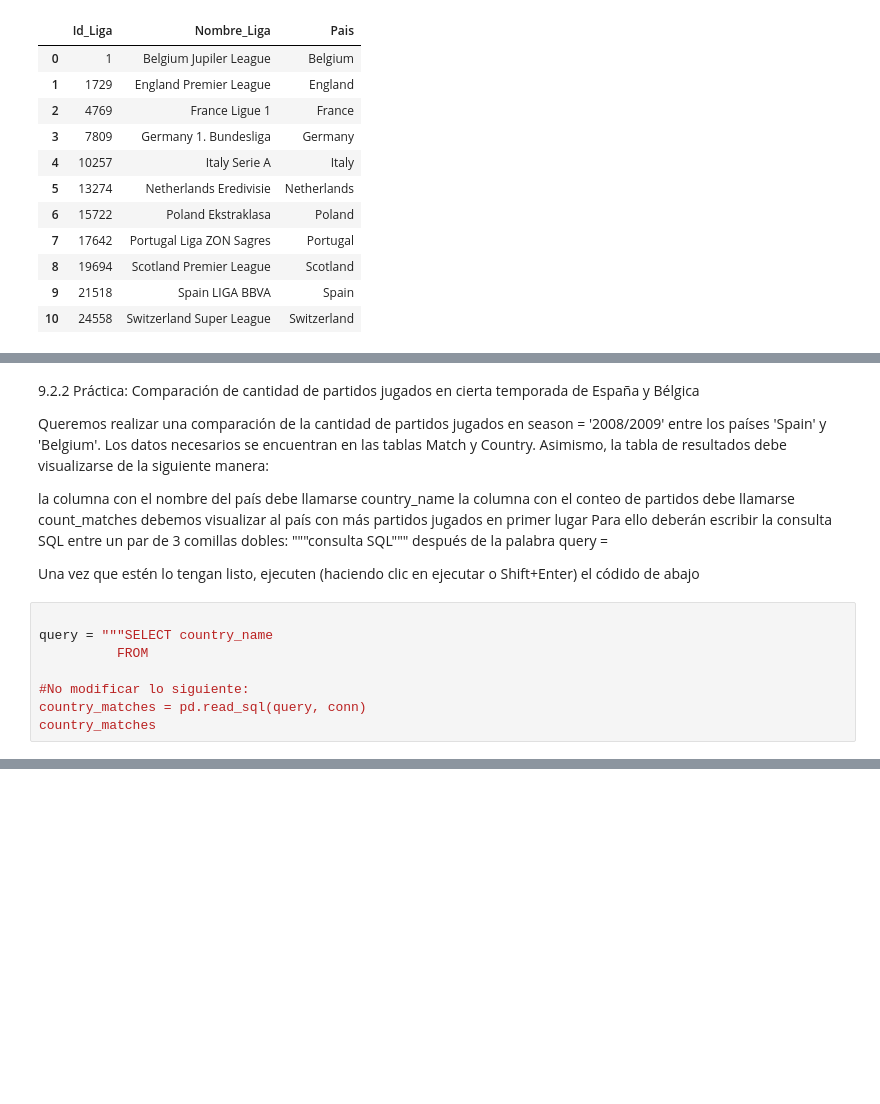
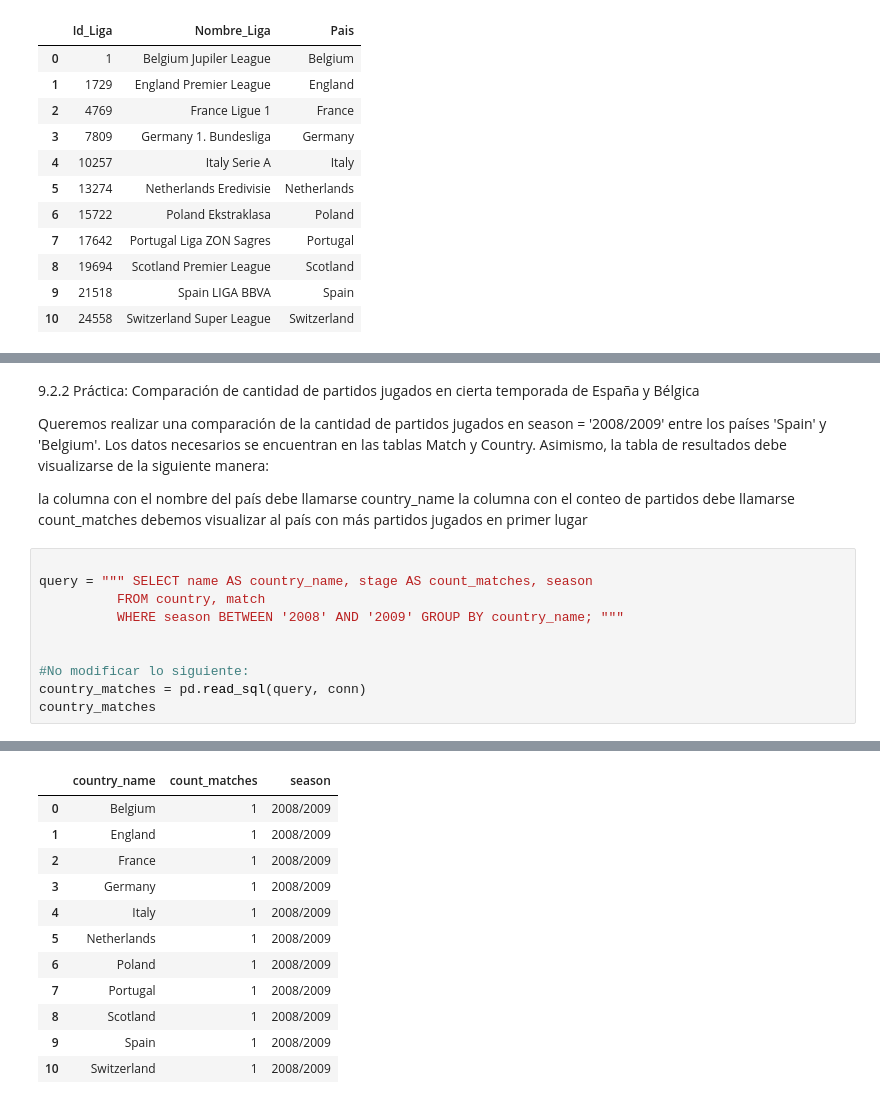
Before and after one commit to miemguri/Talentotech2024, a Jupyter notebook: 4TallerSQL.ipynb, the cells around one changed output, grey strips where cells are left out. Saved outputs shown, nothing was run; the diff lists cells and outputs as text; blank space fills up the shorter version.

```diff
--- a/4TallerSQL.ipynb
+++ b/4TallerSQL.ipynb
@@ -1303,13 +1315,12 @@ Queremos realizar una comparación de la cantidad de partidos jugados en season
 la columna con el nombre del país debe llamarse country_name
 la columna con el conteo de partidos debe llamarse count_matches
 debemos visualizar al país con más partidos jugados en primer lugar
-Para ello deberán escribir la consulta SQL entre un par de 3 comillas dobles: """consulta SQL""" después de la palabra query =
-
-Una vez que estén lo tengan listo, ejecuten (haciendo clic en ejecutar o Shift+Enter) el códido de abajo
 # %%
 
-query = """SELECT country_name
-          FROM
+query = """ SELECT name AS country_name, stage AS count_matches, season
+          FROM country, match
+          WHERE season BETWEEN '2008' AND '2009' GROUP BY country_name; """
+
 
 #No modificar lo siguiente:
 country_matches = pd.read_sql(query, conn)
@@ -1318,0 +1329,12 @@ SyntaxError: incomplete input (<ipython-input-50-dc6ee5a84303>, line 1)
+|  | country_name | count_matches | season |
+| 0 | Belgium | 1 | 2008/2009 |
+| 1 | England | 1 | 2008/2009 |
+| 2 | France | 1 | 2008/2009 |
+| 3 | Germany | 1 | 2008/2009 |
+| 4 | Italy | 1 | 2008/2009 |
+| 5 | Netherlands | 1 | 2008/2009 |
+| 6 | Poland | 1 | 2008/2009 |
+| 7 | Portugal | 1 | 2008/2009 |
+| 8 | Scotland | 1 | 2008/2009 |
+| 9 | Spain | 1 | 2008/2009 |
+| 10 | Switzerland | 1 | 2008/2009 |
```
Also changed, not shown: parts of 10 cells of this notebook.
